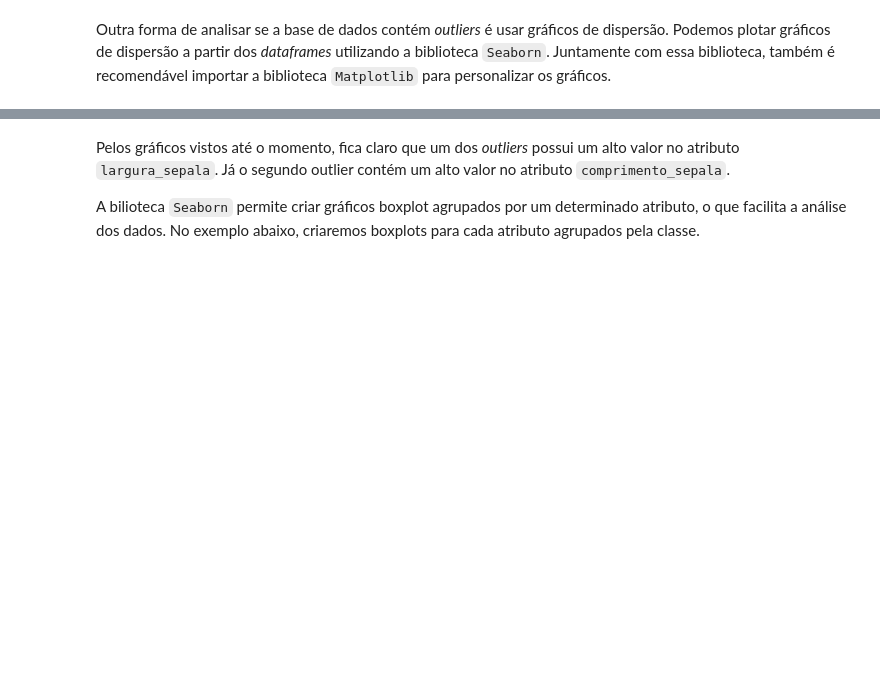
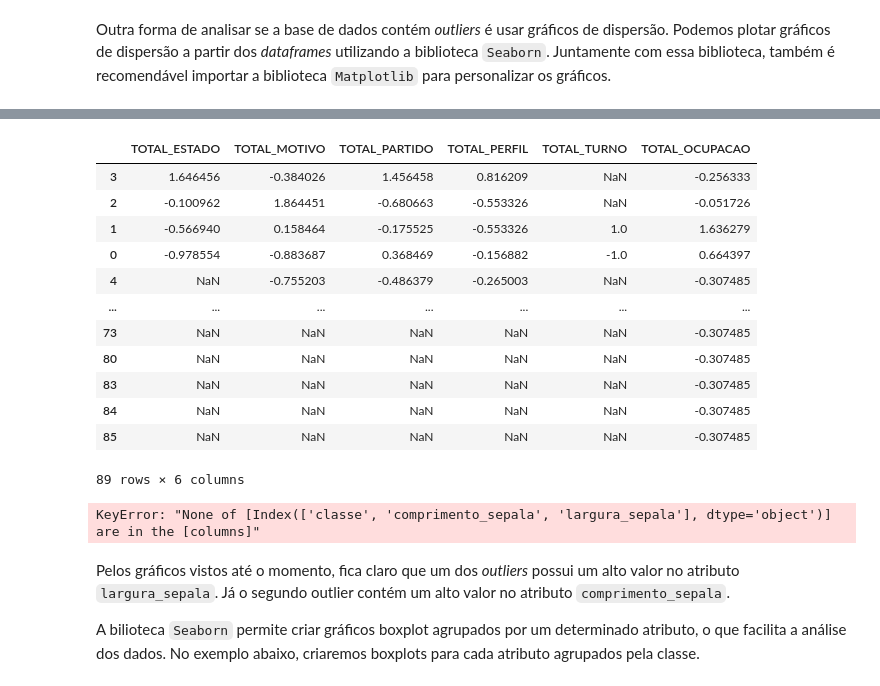
Before and after one commit to theendie/TrabalhoFinal_Coleta, a Jupyter notebook: analise.ipynb, the cells around one changed output, grey strips where cells are left out. Drawn from its saved outputs; the diff is of its cells as text; code cells hidden in the pictures; blank space fills up the shorter version.

```diff
--- a/analise.ipynb
+++ b/analise.ipynb
@@ -741,14 +795,32 @@ Pelos gráficos, os *outliers* parecem ser mais visíveis na combinação dos at
 # %%
 # # define o scatter plot
-# sns.lmplot(x='comprimento_sepala', y='largura_sepala', data=df_dataset,
-#            fit_reg=False,
-#            hue='classe')
 
-# # cria um título para o gráfico
-# plt.title('Comprimento vs largura da sepala')
+display(resultados_combinados)
 
-# # mostra o gráfico
-# plt.show()
+sns.lmplot(x='comprimento_sepala', y='largura_sepala', data=df_dataset,
+           fit_reg=False,
+           hue='classe')
+
+# cria um título para o gráfico
+plt.title('Comprimento vs largura da sepala')
+
+# mostra o gráfico
+plt.show()
+# %% [output]
+|  | TOTAL_ESTADO | TOTAL_MOTIVO | TOTAL_PARTIDO | TOTAL_PERFIL | TOTAL_TURNO | TOTAL_OCUPACAO |
+| 3 | 1.646456 | -0.384026 | 1.456458 | 0.816209 | NaN | -0.256333 |
+| 2 | -0.100962 | 1.864451 | -0.680663 | -0.553326 | NaN | -0.051726 |
+| 1 | -0.566940 | 0.158464 | -0.175525 | -0.553326 | 1.0 | 1.636279 |
+| 0 | -0.978554 | -0.883687 | 0.368469 | -0.156882 | -1.0 | 0.664397 |
+| 4 | NaN | -0.755203 | -0.486379 | -0.265003 | NaN | -0.307485 |
+| ... | ... | ... | ... | ... | ... | ... |
+| 73 | NaN | NaN | NaN | NaN | NaN | -0.307485 |
+| 80 | NaN | NaN | NaN | NaN | NaN | -0.307485 |
+| 83 | NaN | NaN | NaN | NaN | NaN | -0.307485 |
+| 84 | NaN | NaN | NaN | NaN | NaN | -0.307485 |
+| 85 | NaN | NaN | NaN | NaN | NaN | -0.307485 |
+89 rows × 6 columns
+KeyError: "None of [Index(['classe', 'comprimento_sepala', 'largura_sepala'], dtype='object')] are in the [columns]"
 # %% [markdown]
 Pelos gráficos vistos até o momento, fica claro que um dos *outliers* possui um alto valor no atributo `largura_sepala`. Já o segundo outlier contém um alto valor no atributo `comprimento_sepala`.
 
```
Also changed, not shown: parts of 15 cells of this notebook, 28 other files.
